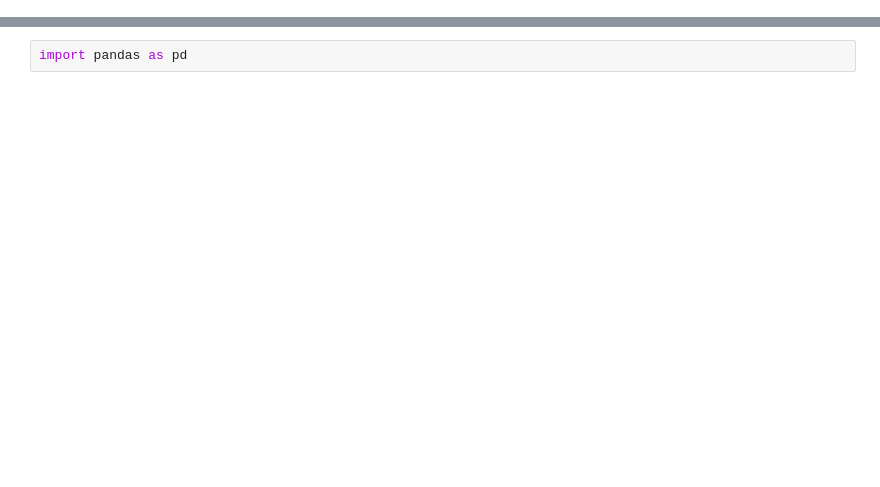
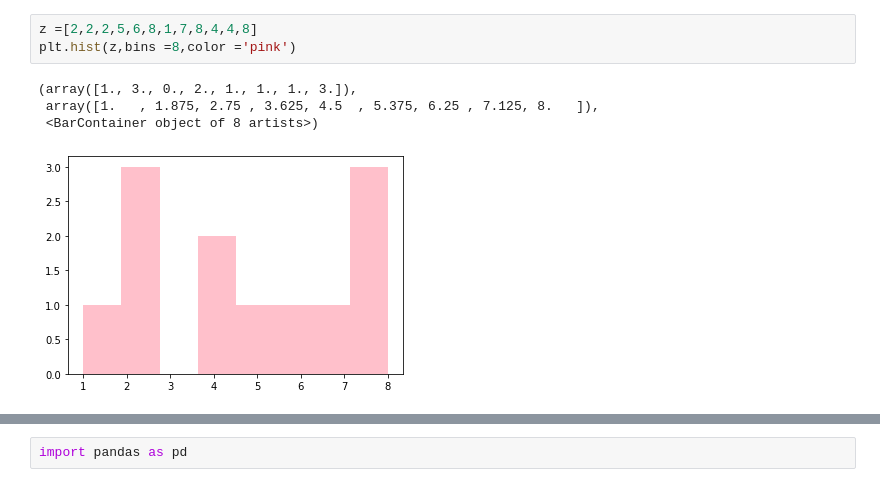
Before and after one commit to iamRakeshdhami/python_core, a Jupyter notebook: class2.ipynb, the cells around one changed output, grey strips where cells are left out. Saved outputs shown, nothing was run; the diff lists cells and outputs as text; blank space fills up the shorter version.

```diff
--- a/class2.ipynb
+++ b/class2.ipynb
@@ -149,0 +23,8 @@ dtype: int64
+# %%
+z =[2,2,2,5,6,8,1,7,8,4,4,8]
+plt.hist(z,bins =8,color ='pink')
+# %% [output]
+(array([1., 3., 0., 2., 1., 1., 1., 3.]),
+ array([1.   , 1.875, 2.75 , 3.625, 4.5  , 5.375, 6.25 , 7.125, 8.   ]),
+ <BarContainer object of 8 artists>)
+[figure, added]
```
Also changed, not shown: parts of 40 cells of this notebook.
